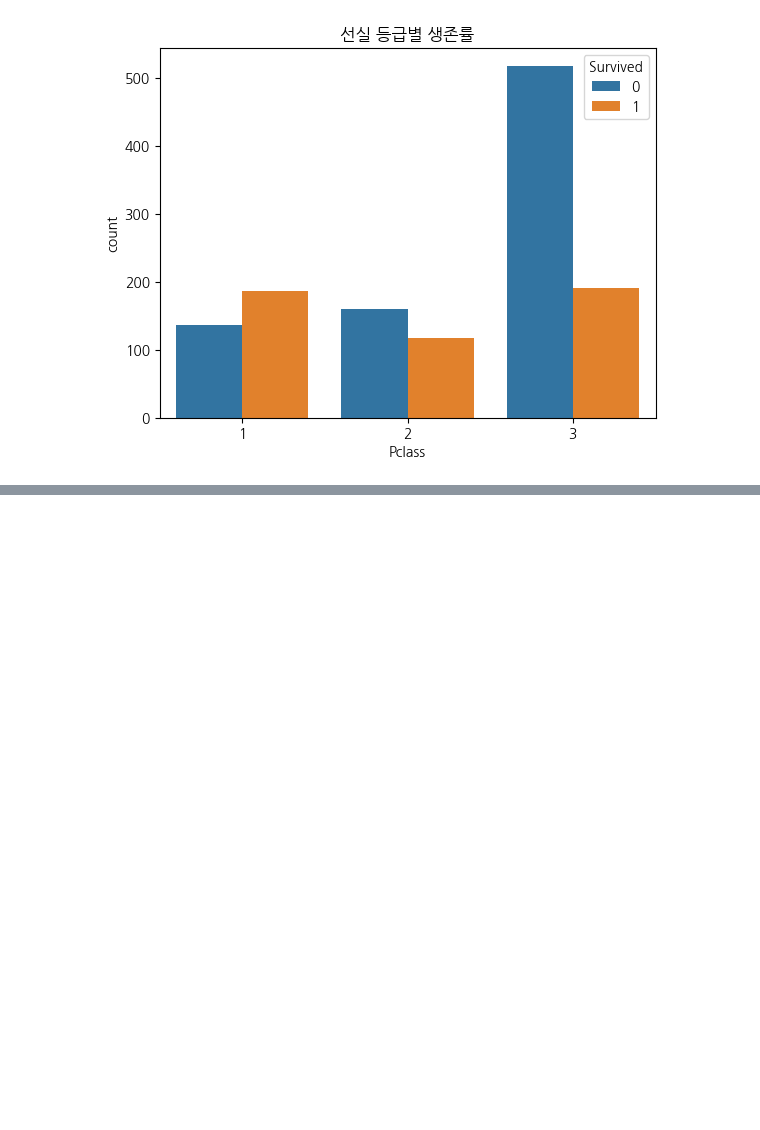
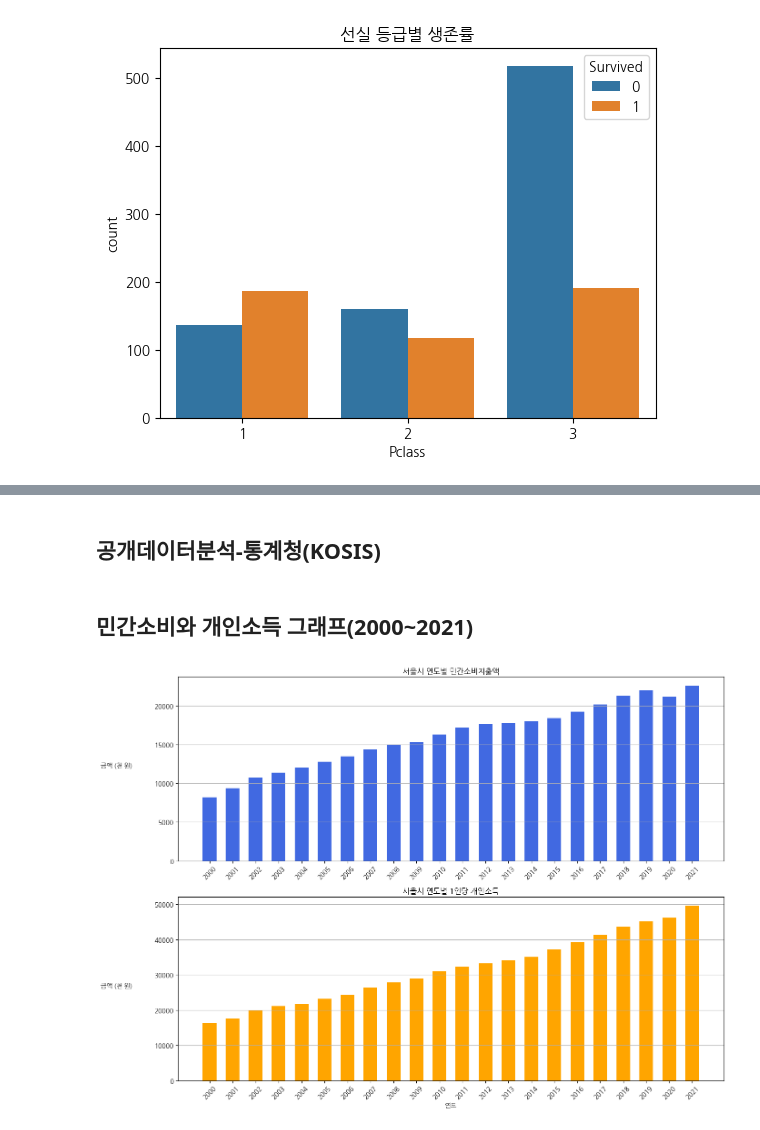
Before and after one commit to lie-42/2025-1-myclass-BDA, a Jupyter notebook: inclass/SWIMMINGPOOLtitanic_ipynb의_사본_update1.ipynb, the cells around one changed output, grey strips where cells are left out. Saved outputs shown, nothing was run; the diff lists cells and outputs as text; code cells hidden in the pictures; blank space fills up the shorter version.

```diff
--- a/inclass/SWIMMINGPOOLtitanic_ipynb의_사본_update1.ipynb
+++ b/inclass/SWIMMINGPOOLtitanic_ipynb의_사본_update1.ipynb
@@ -212,0 +230,41 @@ plt.show()
+# %% [markdown]
+## 공개데이터분석-통계청(KOSIS)
+# %% [markdown]
+## 민간소비와 개인소득 그래프(2000~2021)
+# %%
+import pandas as pd
+import matplotlib.pyplot as plt
+
+# 📊 CSV 파일 불러오기
+df = pd.read_csv("/content/sample_data/서울시_민간소비_소득_통합.csv", encoding='utf-8-sig')
+
+# 🧭 x축 설정
+x = df['연도']
+x_index = range(len(x))
+bar_width = 0.6
+
+# 📈 2개의 그래프 생성 (2행 1열)
+fig, axes = plt.subplots(2, 1, figsize=(14, 10))
+
+# 🔹 그래프 1: 연도별 민간소비지출액
+axes[0].bar(x_index, df['민간소비지출액(천원)'], width=bar_width, color='royalblue')
+axes[0].set_title('서울시 연도별 민간소비지출액')
+axes[0].set_ylabel('금액 (천 원)', rotation=0, labelpad=60)
+axes[0].set_xticks(x_index)
+axes[0].set_xticklabels(x, rotation=45)
+axes[0].grid(axis='y')
+
+# 🔸 그래프 2: 연도별 1인당 개인소득
+axes[1].bar(x_index, df['1인당_개인소득(천원)'], width=bar_width, color='orange')
+axes[1].set_title('서울시 연도별 1인당 개인소득')
+axes[1].set_xlabel('연도')
+axes[1].set_ylabel('금액 (천 원)', rotation=0, labelpad=60)
+axes[1].set_xticks(x_index)
+axes[1].set_xticklabels(x, rotation=45)
+axes[1].grid(axis='y')
+
+# 📐 전체 레이아웃 자동 정리
+plt.tight_layout()
+plt.show()
+# %% [output]
+[figure, added]
```
Also changed, not shown: parts of 16 cells of this notebook.
